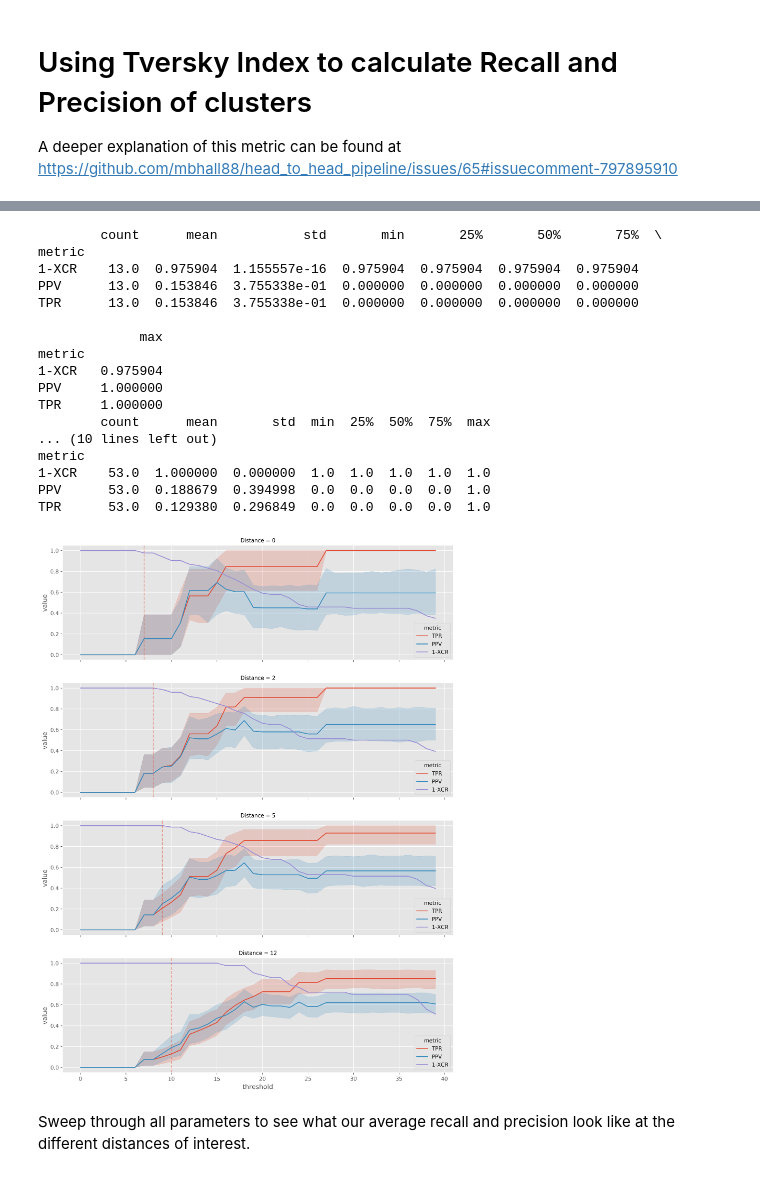
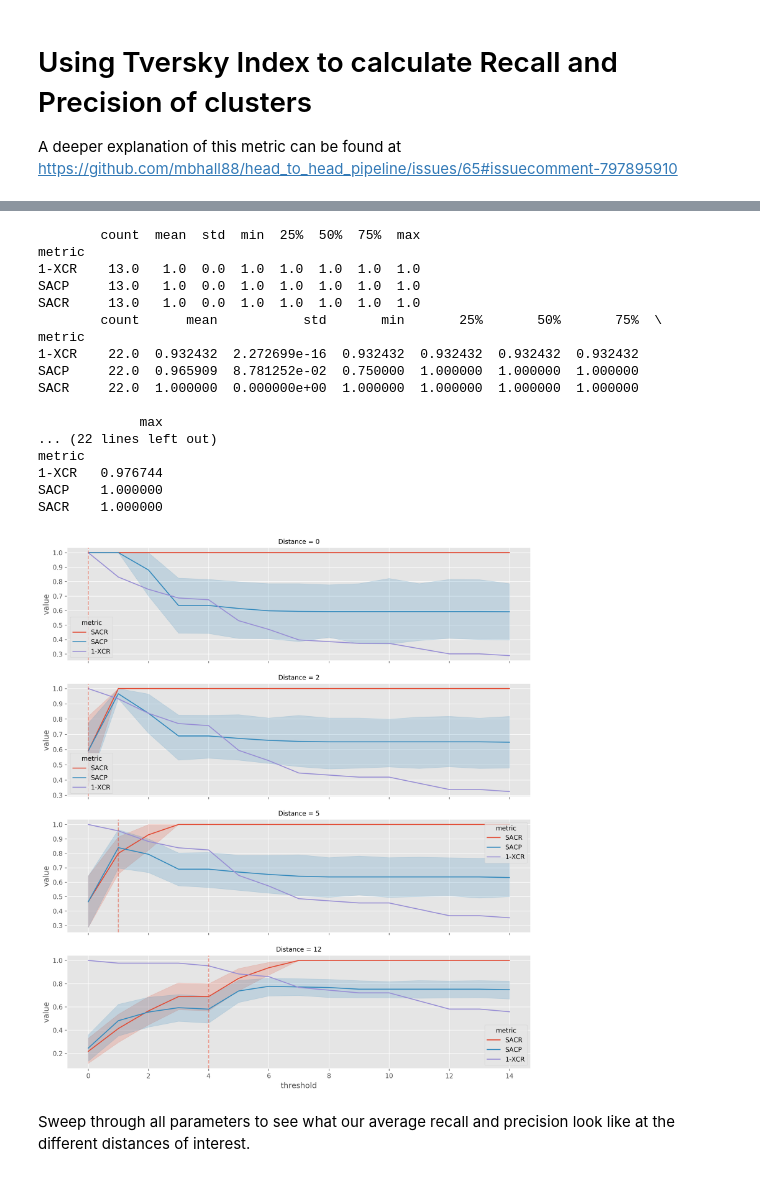
Before and after one commit to mbhall88/head_to_head_pipeline, a Jupyter notebook: analysis/transmission_clustering/eda/clustering.ipynb, the cells around one changed output, grey strips where cells are left out. Saved outputs shown, nothing was run; the diff lists cells and outputs as text; code cells hidden in the pictures.

```diff
--- a/analysis/transmission_clustering/eda/clustering.ipynb
+++ b/analysis/transmission_clustering/eda/clustering.ipynb
@@ -728,9 +732,9 @@ def excess_clustering_rate(A: Set[str], B: Set[str]) -> float:
     return len(A - B) / len(A)
 # %%
 G = G_compass
-H = G_pandora_single
+H = G_pandora_multi
 M = compass_mtx
-N = map_mtx
+N = compare_mtx
 true_clusters = (c for c in nx.connected_components(G))
 print("Size\tPPV\tTPR")
 for i, cluster in enumerate(true_clusters):
@@ -770,12 +774,13 @@ samples = set(np.unique(np.array(list(chain.from_iterable(compass_mtx.index)))))
 # %%
 data = []
 distances = [0, 2, 5, 12]
+ont_dists = list(range(0, 15))
 # print("Dist.\tThresh.\tSize\tPPV\tTPR")
 for d in distances:
     T = dist_matrix_to_graph(M, threshold=d)
     true_clusters = [c for c in nx.connected_components(T)]
     true_singletons = samples - set(T.nodes)
-    for t in range(40):
+    for t in ont_dists:
         g = dist_matrix_to_graph(N, threshold=t)
         num_test_clusters = len(list(nx.connected_components(g)))
         test_singletons = samples - set(g.nodes)
@@ -798,38 +803,41 @@ for d in distances:
 # %%
 df = pd.DataFrame(
     data,
-    columns=["distance", "threshold", "TPR", "PPV", "1-XCR"]
+    columns=["distance", "threshold", "SACR", "SACP", "1-XCR"]
 ).melt(id_vars=["distance", "threshold"], var_name="metric")
 # %%
 plt.style.use("ggplot")
 # %%
-fig, axes = plt.subplots(nrows=len(distances), figsize=(13, 18), dpi=300, sharex=True)
-thresholds = list(range(7, 40))
-for ax, dist, t in zip(axes.flatten(), distances, thresholds):
+fig, axes = plt.subplots(nrows=len(distances), figsize=(13, 15), dpi=300, sharex=True)
+
+for ax, dist, t in zip(axes.flatten(), distances, ont_dists):
     subdata = df.query("distance == @dist")
     sns.lineplot(data=subdata, x="threshold", y="value", hue="metric", ax=ax)
-    ax.axvline(t, alpha=0.5, linestyle="--")
+    pred_t = round(compare_threshold_converter(dist))
+    if pred_t < 0:
+        pred_t = 0
+    ax.axvline(pred_t, alpha=0.5, linestyle="--")
     ax.set_title(f"Distance = {dist}", fontdict=dict(size=10))
     print(subdata.query("threshold == @t").groupby(["metric"])["value"].describe())
 # %% [output]
+        count  mean  std  min  25%  50%  75%  max
+metric
+1-XCR    13.0   1.0  0.0  1.0  1.0  1.0  1.0  1.0
+SACP     13.0   1.0  0.0  1.0  1.0  1.0  1.0  1.0
+SACR     13.0   1.0  0.0  1.0  1.0  1.0  1.0  1.0
         count      mean           std       min       25%       50%       75%  \
 metric
-1-XCR    13.0  0.975904  1.155557e-16  0.975904  0.975904  0.975904  0.975904
-PPV      13.0  0.153846  3.755338e-01  0.000000  0.000000  0.000000  0.000000
-TPR      13.0  0.153846  3.755338e-01  0.000000  0.000000  0.000000  0.000000
+1-XCR    22.0  0.932432  2.272699e-16  0.932432  0.932432  0.932432  0.932432
+SACP     22.0  0.965909  8.781252e-02  0.750000  1.000000  1.000000  1.000000
+SACR     22.0  1.000000  0.000000e+00  1.000000  1.000000  1.000000  1.000000
 
              max
+... (22 lines left out)
 metric
-1-XCR   0.975904
-PPV     1.000000
-TPR     1.000000
-        count      mean       std  min  25%  50%  75%  max
-... (10 lines left out)
-metric
-1-XCR    53.0  1.000000  0.000000  1.0  1.0  1.0  1.0  1.0
-PPV      53.0  0.188679  0.394998  0.0  0.0  0.0  0.0  1.0
-TPR      53.0  0.129380  0.296849  0.0  0.0  0.0  0.0  1.0
+1-XCR   0.976744
+SACP    1.000000
+SACR    1.000000
-[figure, old version]
+[figure, new version]
 # %% [markdown]
 Sweep through all parameters to see what our average recall and precision look like at the different distances of interest.
 # %%
```
Also changed, not shown: parts of 10 cells of this notebook, 3 other files.
